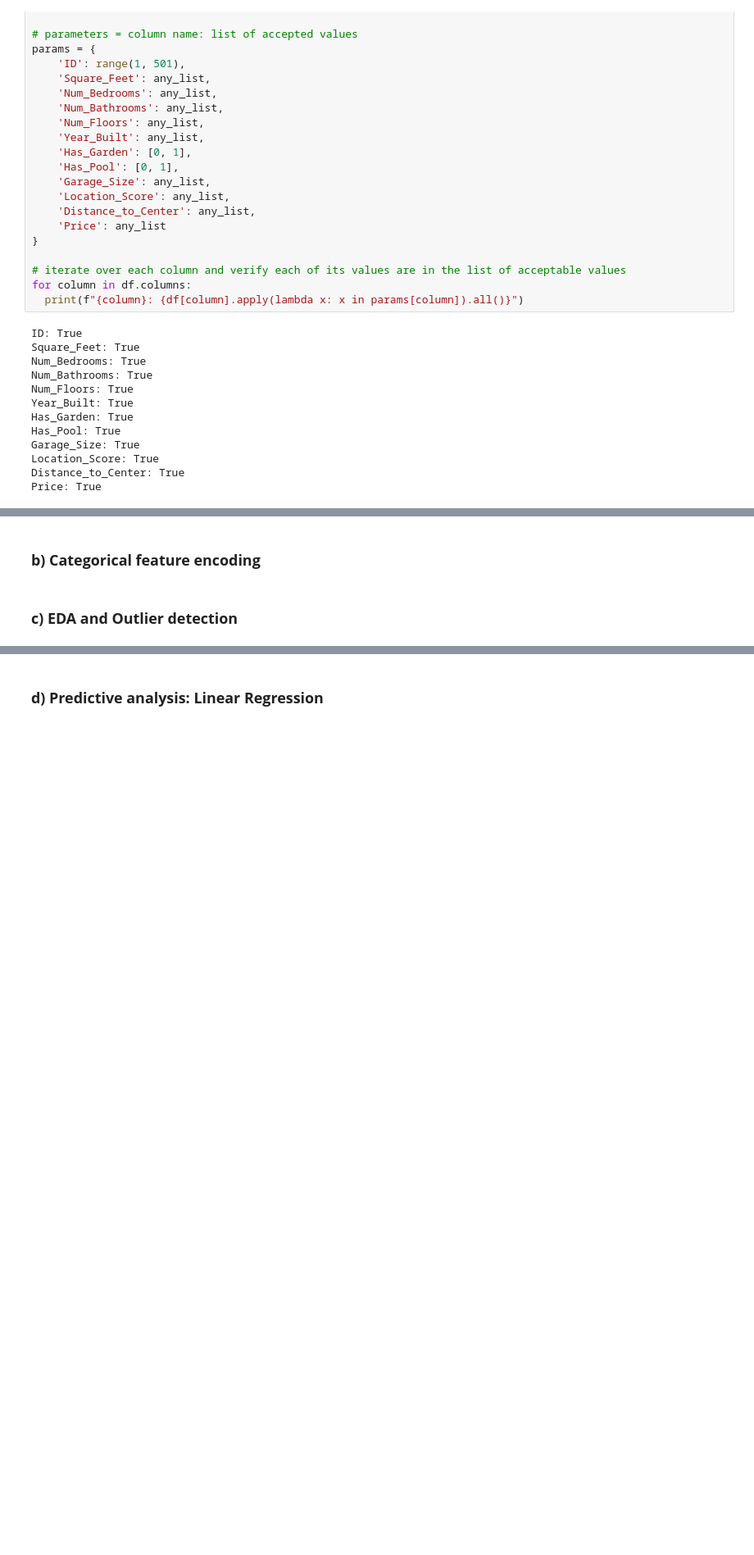
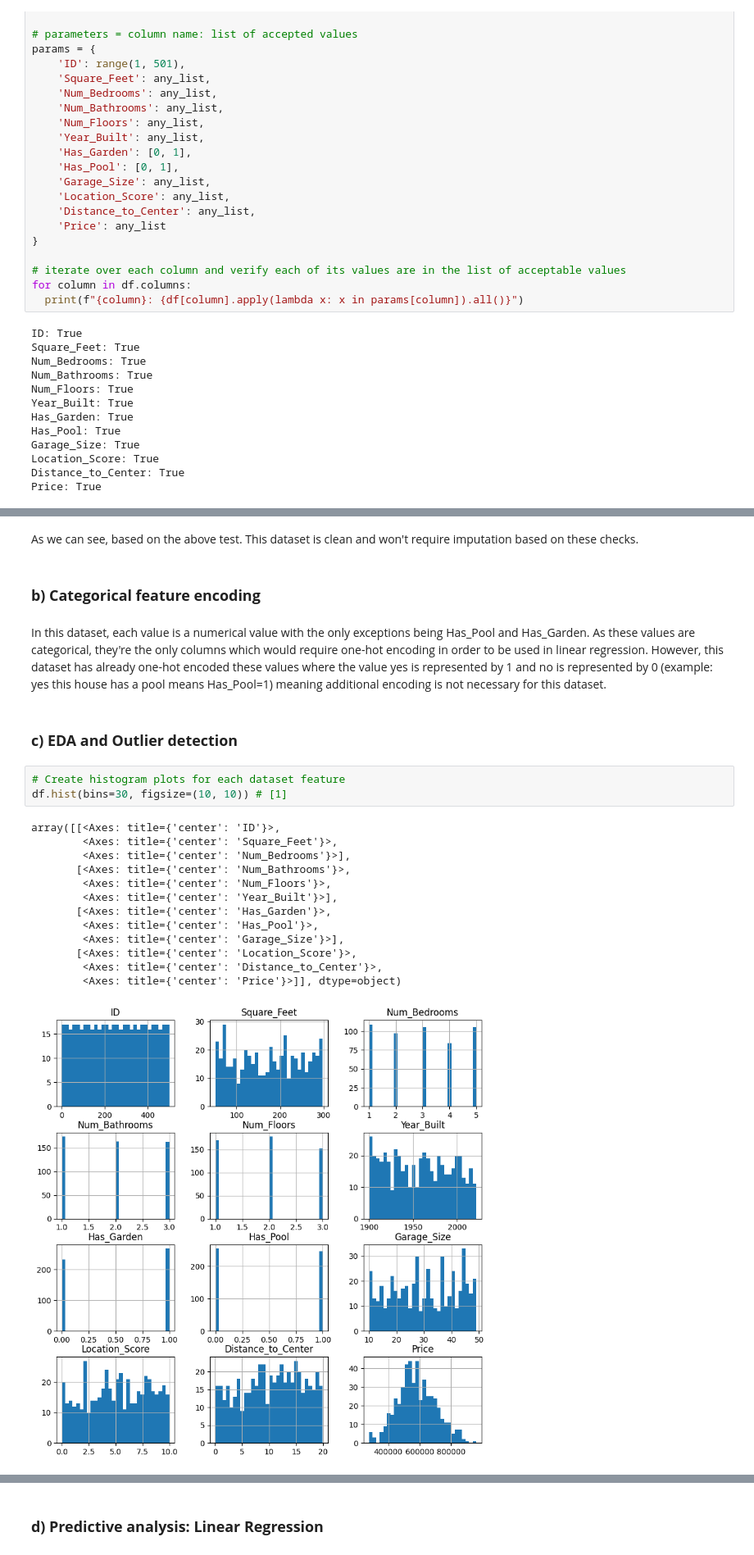
Before and after one commit to IsaacLafond/CSI-4142---Fundamentals-of-Data-Science, a Jupyter notebook: Assignment 3/assignment3-1.ipynb, the cells around one changed output, grey strips where cells are left out. Shown at 82% size. Saved outputs shown, nothing was run; the diff lists cells and outputs as text; blank space fills up the shorter version.

```diff
--- a/Assignment 3/assignment3-1.ipynb
+++ b/Assignment 3/assignment3-1.ipynb
@@ -306,4 +367,25 @@ Price: True
+# %% [markdown]
+As we can see, based on the above test. This dataset is clean and won't require imputation based on these checks.
 # %% [markdown]
 ### **b) Categorical feature encoding**
+# %% [markdown]
+In this dataset, each value is a numerical value with the only exceptions being Has_Pool and Has_Garden. As these values are categorical, they're the only columns which would require one-hot encoding in order to be used in linear regression. However, this dataset has already one-hot encoded these values where the value yes is represented by 1 and no is represented by 0 (example: yes this house has a pool means Has_Pool=1) meaning additional encoding is not necessary for this dataset.
 # %% [markdown]
 ### **c) EDA and Outlier detection**
+# %%
+# Create histogram plots for each dataset feature
+df.hist(bins=30, figsize=(10, 10)) # [1]
+# %% [output]
+array([[<Axes: title={'center': 'ID'}>,
+        <Axes: title={'center': 'Square_Feet'}>,
+        <Axes: title={'center': 'Num_Bedrooms'}>],
+       [<Axes: title={'center': 'Num_Bathrooms'}>,
+        <Axes: title={'center': 'Num_Floors'}>,
+        <Axes: title={'center': 'Year_Built'}>],
+       [<Axes: title={'center': 'Has_Garden'}>,
+        <Axes: title={'center': 'Has_Pool'}>,
+        <Axes: title={'center': 'Garage_Size'}>],
+       [<Axes: title={'center': 'Location_Score'}>,
+        <Axes: title={'center': 'Distance_to_Center'}>,
+        <Axes: title={'center': 'Price'}>]], dtype=object)
+[figure, added]
```
Also changed, not shown: parts of 20 cells of this notebook.
